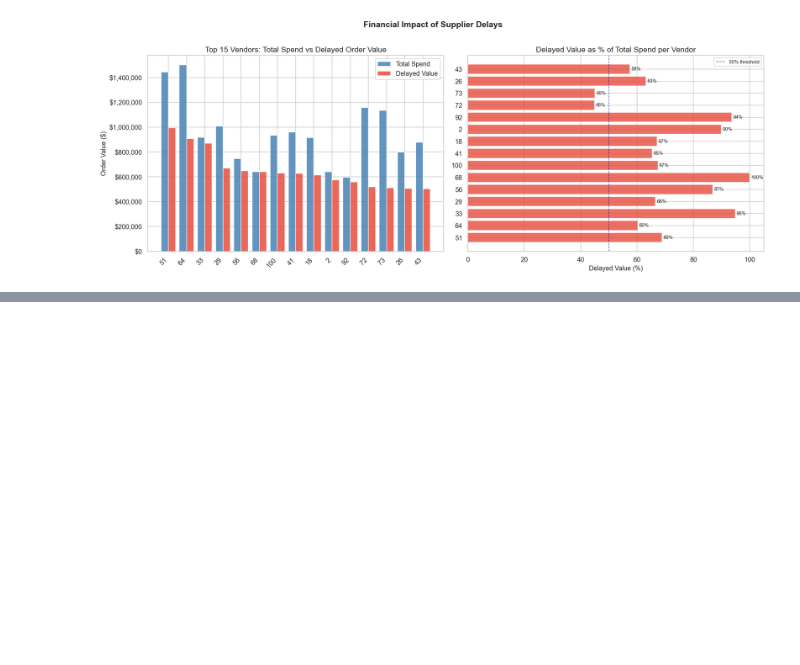
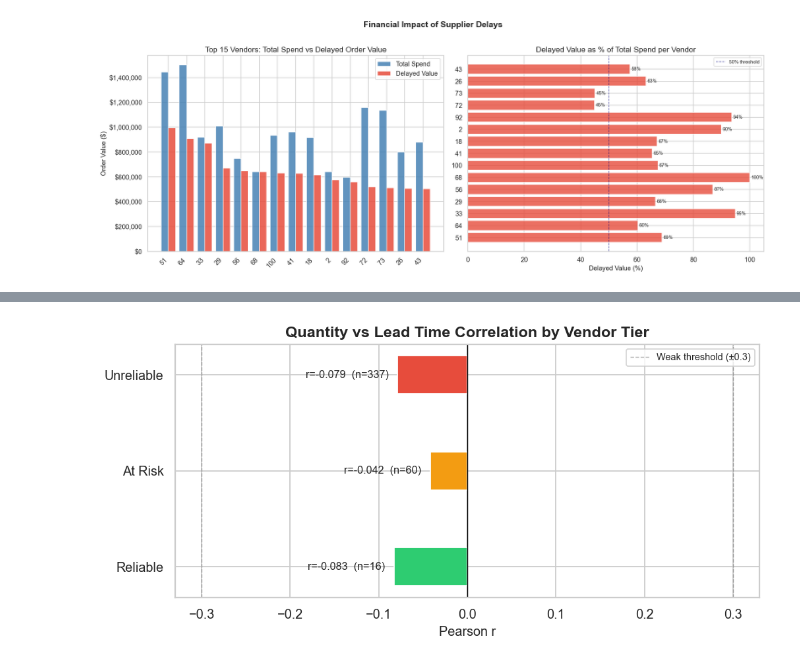
Before and after one commit to Muhammad-Umer-Riaz/data-analyst-portfolio, a Jupyter notebook: Supplier_Performance_Analysis/supplier_performance_analysis.ipynb, the cells around one changed output, grey strips where cells are left out. Drawn from its saved outputs; the diff is of its cells as text; code cells hidden in the pictures; blank space fills up the shorter version.

```diff
--- a/Supplier_Performance_Analysis/supplier_performance_analysis.ipynb
+++ b/Supplier_Performance_Analysis/supplier_performance_analysis.ipynb
@@ -1340,0 +1574,42 @@ The Pearson correlation between order value and days late is r = -0.031 (p = 0.6
+# %%
+# ── Plot 3: Tier-level correlation comparison ─────────────────────────────────
+tier_corr_data = []
+for tier in ['Reliable', 'At Risk', 'Unreliable']:
+    grp = df_qty_lt_tiered[df_qty_lt_tiered['tier'] == tier].dropna(
+        subset=['total_quantity', 'lead_time_days'])
+    if len(grp) < 5:
+        continue
+    pr, pp = stats.pearsonr(grp['total_quantity'], grp['lead_time_days'])
+    tier_corr_data.append({
+        'tier': tier, 'pearson_r': round(pr, 3),
+        'n': len(grp), 'significant': pp < 0.05
+    })
+
+df_tier_corr = pd.DataFrame(tier_corr_data)
+
+fig, ax = plt.subplots(figsize=(8, 4))
+colors = [tier_colors_map.get(t, '#95a5a6') for t in df_tier_corr['tier']]
+bars   = ax.barh(df_tier_corr['tier'], df_tier_corr['pearson_r'],
+                 color=colors, edgecolor='white', height=0.4)
+ax.axvline(0, color='black', linewidth=0.8)
+ax.axvline( 0.3, color='grey', linestyle='--', linewidth=0.8, alpha=0.6,
+           label='Weak threshold (±0.3)')
+ax.axvline(-0.3, color='grey', linestyle='--', linewidth=0.8, alpha=0.6)
+ax.set_title("Quantity vs Lead Time Correlation by Vendor Tier",
+             fontweight='bold')
+ax.set_xlabel("Pearson r")
+ax.legend(fontsize=8)
+
+for bar, row in zip(bars, df_tier_corr.itertuples()):
+    label = f"r={row.pearson_r:.3f}  (n={row.n})"
+    ax.text(bar.get_width() + 0.01 if bar.get_width() >= 0
+            else bar.get_width() - 0.01,
+            bar.get_y() + bar.get_height() / 2,
+            label, va='center', fontsize=9,
+            ha='left' if bar.get_width() >= 0 else 'right')
+
+plt.tight_layout()
+plt.savefig("quantity_lead_time_by_tier.png", bbox_inches='tight')
+plt.show()
+# %% [output]
+[figure, added]
```
Also changed, not shown: parts of 12 cells of this notebook.
